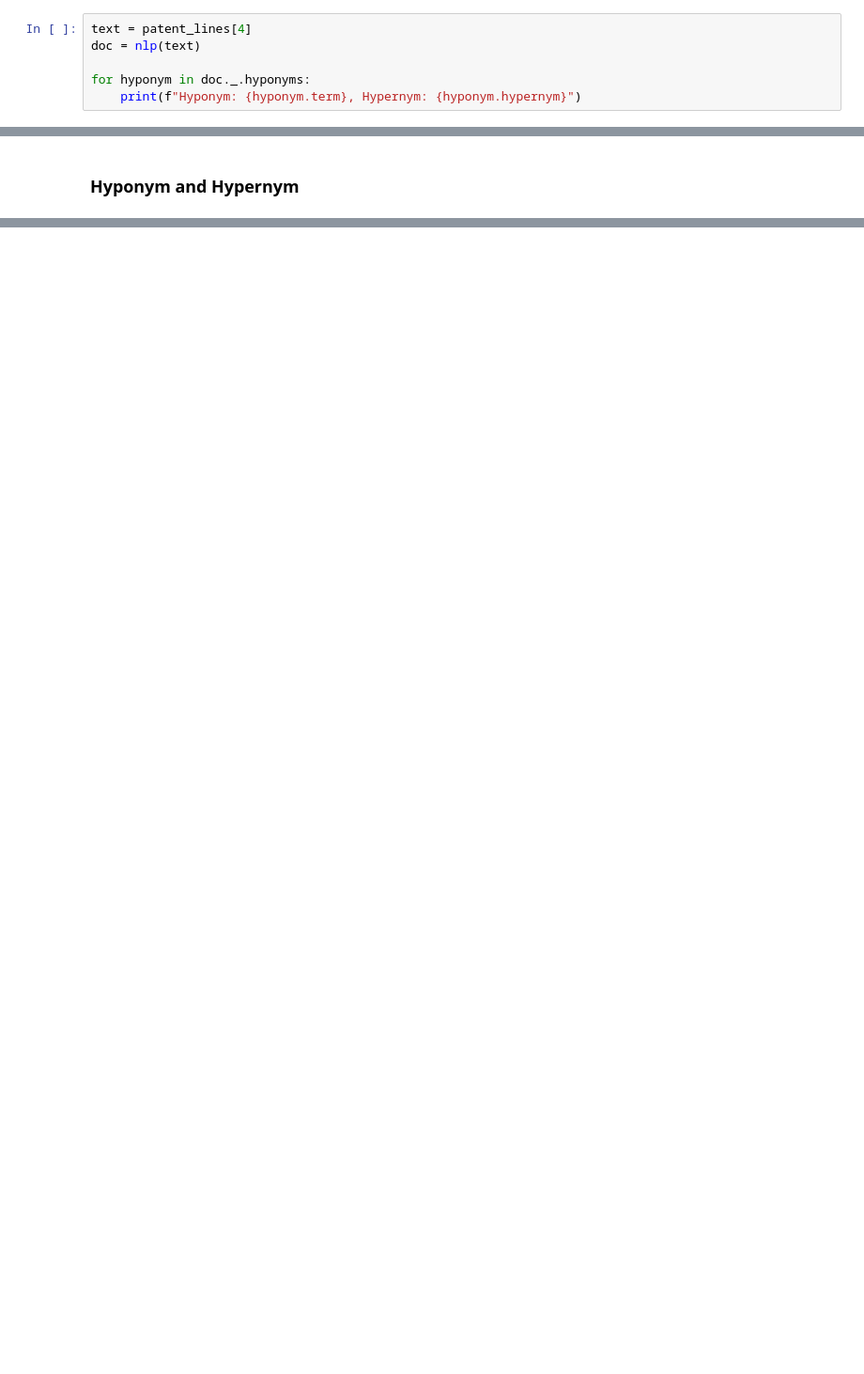
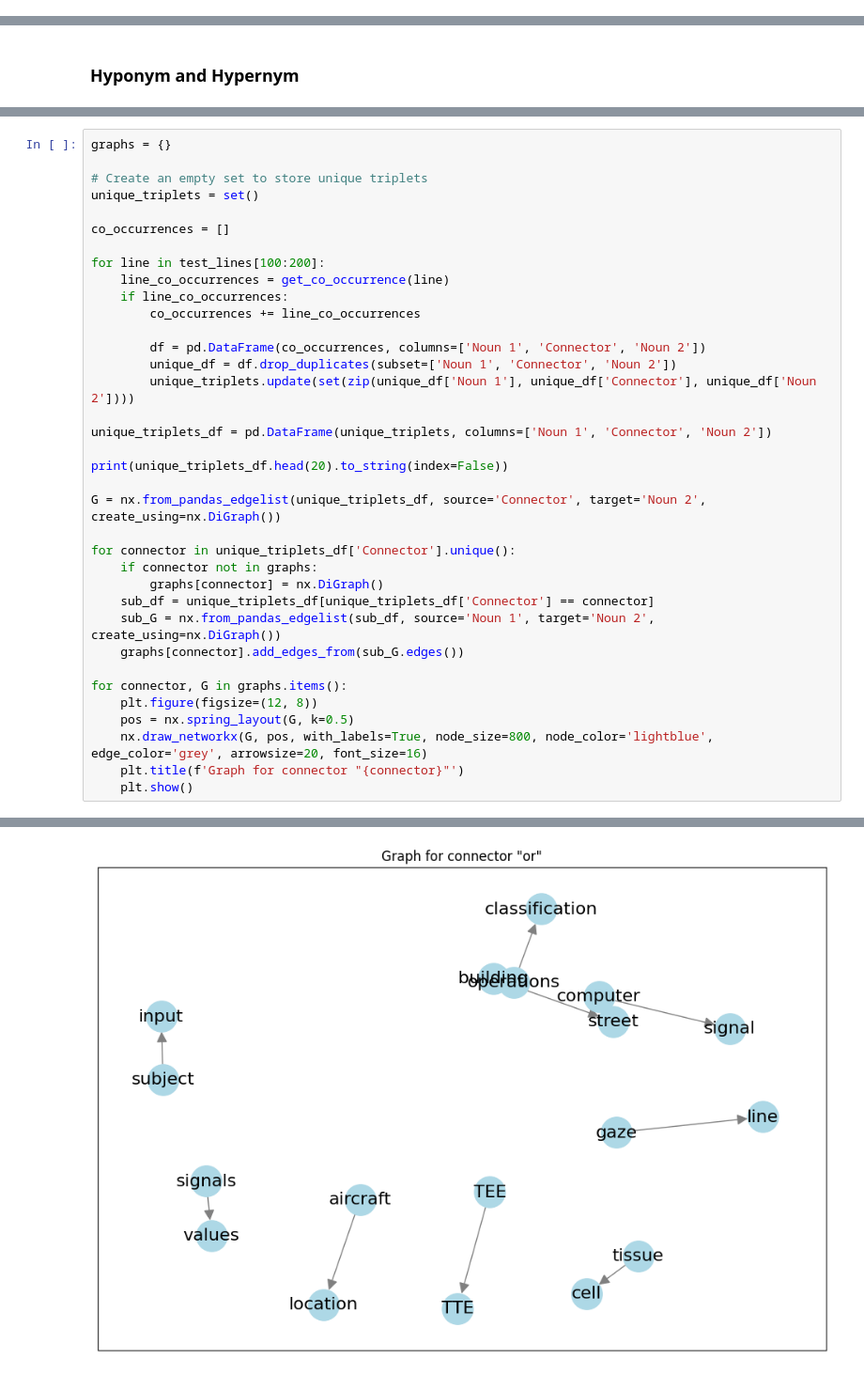
Before and after one commit to danaaubakirova/Information-Retrieval-FP, a Jupyter notebook: final_notebook.ipynb, the cells around one changed output, grey strips where cells are left out. Shown at 94% size. Cells and saved outputs as stored; diff of their text form; blank space fills up the shorter version.

```diff
--- a/final_notebook.ipynb
+++ b/final_notebook.ipynb
@@ -343,6 +332,0 @@ doc._.hyponyms
-# %%
-text = patent_lines[4]
-doc = nlp(text)
-
-for hyponym in doc._.hyponyms:
-    print(f"Hyponym: {hyponym.term}, Hypernym: {hyponym.hypernym}")
@@ -440,0 +401,37 @@ TypeError: unhashable type: 'dict'
+# %%
+graphs = {}
+
+# Create an empty set to store unique triplets
+unique_triplets = set()
+
+co_occurrences = []
+
+for line in test_lines[100:200]:
+    line_co_occurrences = get_co_occurrence(line)
+    if line_co_occurrences:
+        co_occurrences += line_co_occurrences
+
+        df = pd.DataFrame(co_occurrences, columns=['Noun 1', 'Connector', 'Noun 2'])
+        unique_df = df.drop_duplicates(subset=['Noun 1', 'Connector', 'Noun 2'])
+        unique_triplets.update(set(zip(unique_df['Noun 1'], unique_df['Connector'], unique_df['Noun 2'])))
+
+unique_triplets_df = pd.DataFrame(unique_triplets, columns=['Noun 1', 'Connector', 'Noun 2'])
+
+print(unique_triplets_df.head(20).to_string(index=False))
+
+G = nx.from_pandas_edgelist(unique_triplets_df, source='Connector', target='Noun 2', create_using=nx.DiGraph())
+
+for connector in unique_triplets_df['Connector'].unique():
+    if connector not in graphs:
+        graphs[connector] = nx.DiGraph()
+    sub_df = unique_triplets_df[unique_triplets_df['Connector'] == connector]
+    sub_G = nx.from_pandas_edgelist(sub_df, source='Noun 1', target='Noun 2', create_using=nx.DiGraph())
+    graphs[connector].add_edges_from(sub_G.edges())
+
+for connector, G in graphs.items():
+    plt.figure(figsize=(12, 8))
+    pos = nx.spring_layout(G, k=0.5)
+    nx.draw_networkx(G, pos, with_labels=True, node_size=800, node_color='lightblue', edge_color='grey', arrowsize=20, font_size=16)
+    plt.title(f'Graph for connector "{connector}"')
+    plt.show()
+# %% [output]
@@ -440,0 +455 @@ TypeError: unhashable type: 'dict'
+[figure, added]
```
Also changed, not shown: parts of 27 cells of this notebook.
